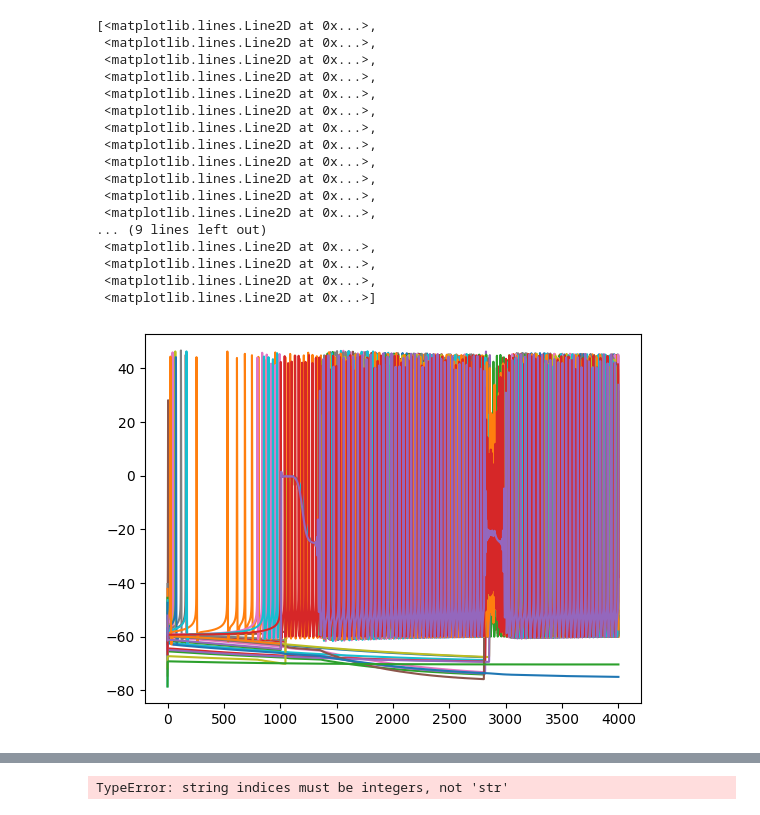
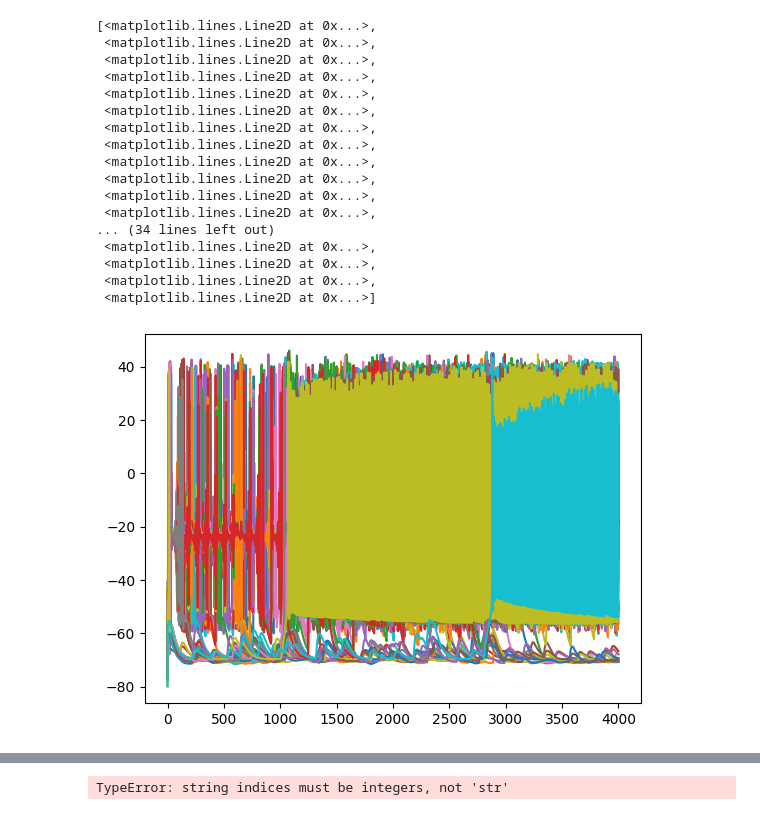
Before and after one commit to ntolley/dendractor, a Jupyter notebook: notebooks/plot_memorycontext_random_initialization.ipynb, the cells around one changed output, grey strips where cells are left out. Drawn from its saved outputs; the diff is of its cells as text; code cells hidden in the pictures.

Commit message:
***IMPORTANT SAVE POINT: GOOD RUN FOR somaampa_dendnmda, output file will be saved

```diff
--- a/notebooks/plot_memorycontext_random_initialization.ipynb
+++ b/notebooks/plot_memorycontext_random_initialization.ipynb
@@ -186,14 +193,14 @@ for config_name, update_prior_dict in config_list:
     # theta_idx = np.argmin(np.abs(error - target_error))
 
     # # Choose best from last run
-    # theta = res_dict['theta_list'][-1]
-    # error = res_dict['error_list'][-1]
-    # theta_sort = np.argsort(error)
-    # theta_idx = theta_sort[0]
+    theta = res_dict['theta_list'][-1]
+    error = res_dict['error_list'][-1]
+    theta_sort = np.argsort(error)
+    theta_idx = theta_sort[0]
 
     # Manual theta
-    theta = res_dict['theta_list'][-1]
-    theta_idx = 10
+    # theta = res_dict['theta_list'][-1]
+    # theta_idx = 10
 
 
     # print(f"Starting error: {error[theta_idx]}")
@@ -205,10 +212,10 @@ for config_name, update_prior_dict in config_list:
     prior_dict = get_prior_dict()
     update_prior_dict(prior_dict)
 
-    # input_list = jnp.array([[-2,-2,1], [2,2,1], [-2, 2,1], [2,-2,1],
-    #                         [-2,-2,-1], [2,2,-1], [-2, 2,-1], [2,-2,-1]])
-    input_list = jnp.array([[-2,-2,1], [2,2,1],
-                            [-2,-2,-1], [2,2,-1]])
+    input_list = jnp.array([[-2,-2,1], [2,2,1], [-2, 2,1], [2,-2,1],
+                            [-2,-2,-1], [2,2,-1], [-2, 2,-1], [2,-2,-1]])
+    # input_list = jnp.array([[-2,-2,1], [2,2,1],
+    #                         [-2,-2,-1], [2,2,-1]])
     num_cond = input_list.shape[0]
     input_data = [get_currents(input_list[idx], gid_ranges, t_max, dt) for idx in range(num_cond)]
     cue_currents = jnp.stack([input_data[idx][0] for idx in range(num_cond)])
@@ -216,7 +223,7 @@ for config_name, update_prior_dict in config_list:
     targets = np.concatenate([input_data[idx][2][:2, ::downsample_factor] for idx in range(num_cond)], axis=1).T
     targets_stacked = jnp.stack([input_data[idx][2][:2, ::downsample_factor] for idx in range(num_cond)])
 
-    batch_size = 2
+    batch_size = 5
     cue_currents_batch = jnp.tile(cue_currents, (batch_size, 1, 1))
     context_currents_batch = jnp.tile(context_currents, (batch_size, 1, 1))
     print(cue_currents_batch.shape)
@@ -227,7 +234,7 @@ for config_name, update_prior_dict in config_list:
     best_theta = theta[theta_idx:theta_idx+1, :]
 
     # Run simulations in batch
-    num_random_init = 2
+    num_random_init = 5
     seed_array = jnp.arange(0, num_cond*num_random_init)
 
     output_list = list()
@@ -308,25 +362,25 @@ for plot_idx, sim_idx in enumerate(range(num_cond)):
 # %%
-plt.plot(output_array[0, list(gid_ranges['I'])[:],:].T)
+plt.plot(output_array[0, list(gid_ranges['E'])[:],:].T)
 # plt.xlim(3000, 3100)
 # %% [output]
 [<matplotlib.lines.Line2D at 0x...>,
  <matplotlib.lines.Line2D at 0x...>,
  <matplotlib.lines.Line2D at 0x...>,
  <matplotlib.lines.Line2D at 0x...>,
  <matplotlib.lines.Line2D at 0x...>,
  <matplotlib.lines.Line2D at 0x...>,
  <matplotlib.lines.Line2D at 0x...>,
  <matplotlib.lines.Line2D at 0x...>,
  <matplotlib.lines.Line2D at 0x...>,
  <matplotlib.lines.Line2D at 0x...>,
  <matplotlib.lines.Line2D at 0x...>,
  <matplotlib.lines.Line2D at 0x...>,
-... (9 lines left out)
+... (34 lines left out)
  <matplotlib.lines.Line2D at 0x...>,
  <matplotlib.lines.Line2D at 0x...>,
  <matplotlib.lines.Line2D at 0x...>,
  <matplotlib.lines.Line2D at 0x...>]
-[figure, old version]
+[figure, new version]
 # %%
 key_order, conn_names, biophysics_names = get_parameter_names()
 
```
Also changed, not shown: parts of 6 cells of this notebook, 4 other files.
